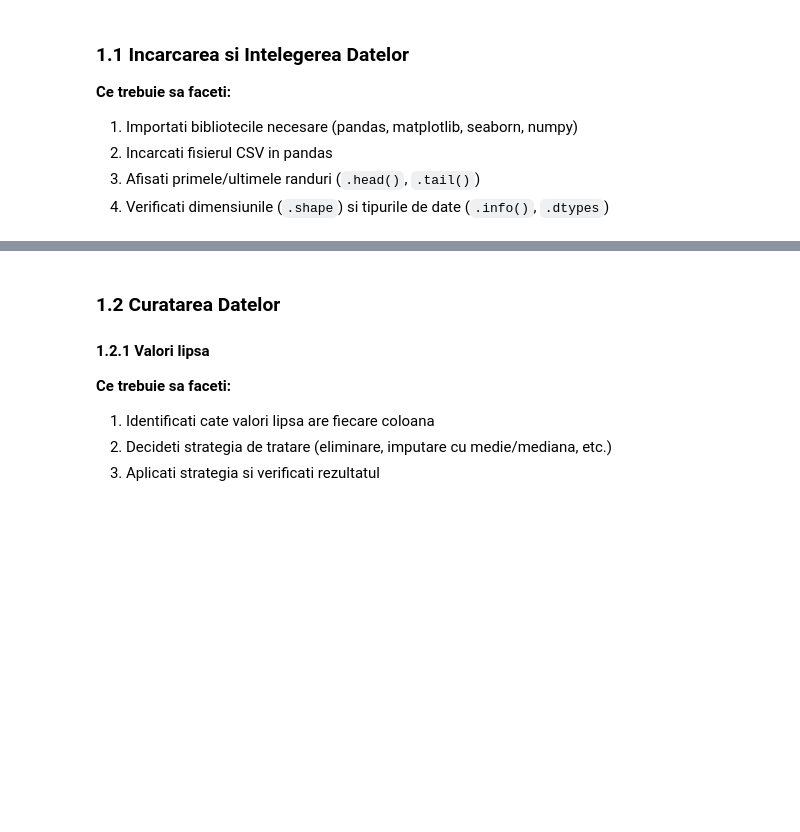
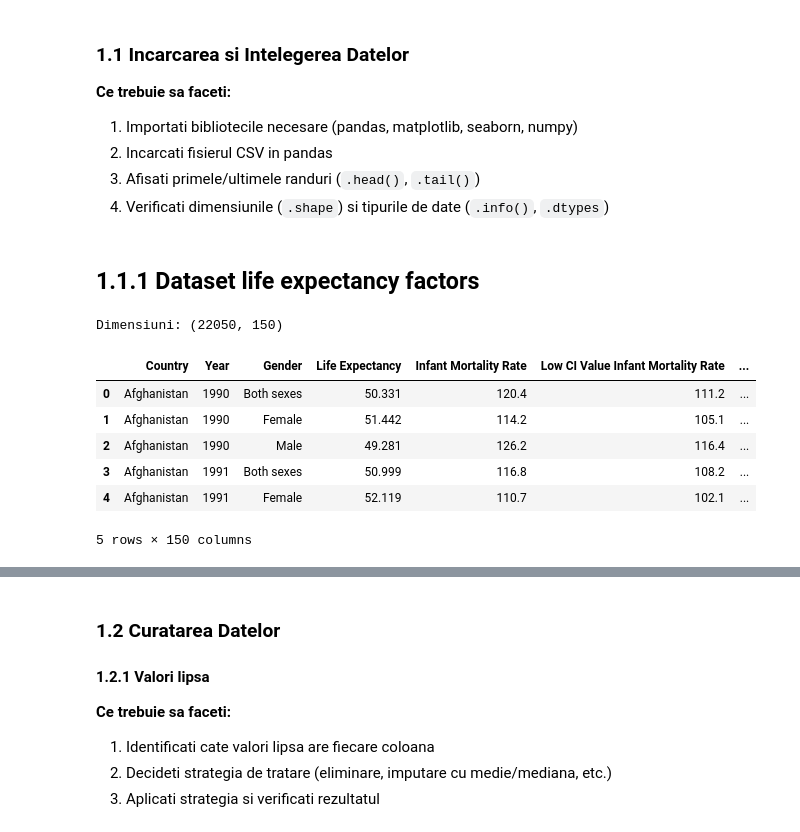
Before and after one commit to monica-raluca/AAD, a Jupyter notebook: AAD_Project.ipynb, the cells around one changed output, grey strips where cells are left out. Saved outputs shown, nothing was run; the diff lists cells and outputs as text; code cells hidden in the pictures; blank space fills up the shorter version.

```diff
--- a/AAD_Project.ipynb
+++ b/AAD_Project.ipynb
@@ -113,4 +122,15 @@ df = None
+# %% [markdown]
+## 1.1.1 Dataset life expectancy factors
 # %%
 # Verificari initiale
-print(f"Dimensiuni: {df.shape}")
-df.head()
+print(f"Dimensiuni: {df_big.shape}")
+df_big.head()
+# %% [output]
+Dimensiuni: (22050, 150)
+|  | Country | Year | Gender | Life Expectancy | Infant Mortality Rate | Low CI Value Infant Mortality Rate | ... |
+| 0 | Afghanistan | 1990 | Both sexes | 50.331 | 120.4 | 111.2 | ... |
+| 1 | Afghanistan | 1990 | Female | 51.442 | 114.2 | 105.1 | ... |
+| 2 | Afghanistan | 1990 | Male | 49.281 | 126.2 | 116.4 | ... |
+| 3 | Afghanistan | 1991 | Both sexes | 50.999 | 116.8 | 108.2 | ... |
+| 4 | Afghanistan | 1991 | Female | 52.119 | 110.7 | 102.1 | ... |
+5 rows × 150 columns
```
Also changed, not shown: parts of 12 cells of this notebook.
